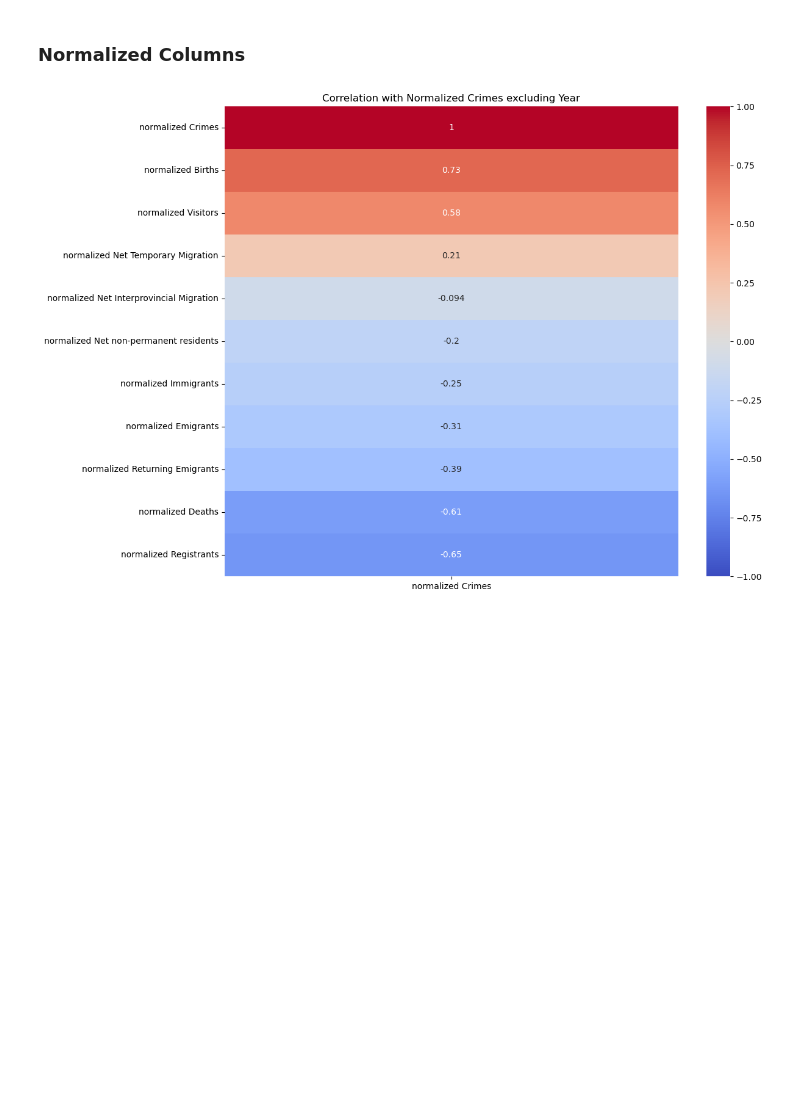
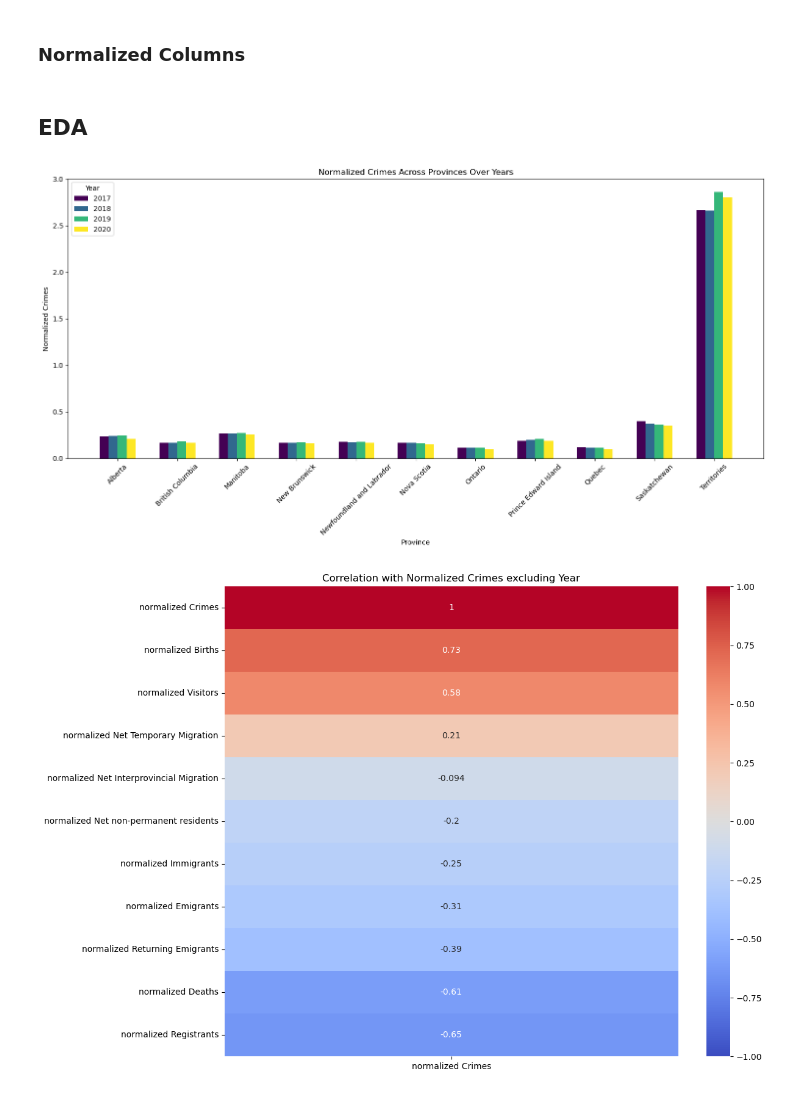
Before and after one commit to imadahmad97/capstone, a Jupyter notebook: report.ipynb, the cells around one changed output. Drawn from its saved outputs; the diff is of its cells as text; code cells hidden in the pictures; blank space fills up the shorter version.

```diff
--- a/report.ipynb
+++ b/report.ipynb
@@ -98,4 +99,28 @@ for col in cols_to_normalize:
 
 final_merge.drop(cols_to_normalize, axis=1, inplace=True)
 final_merge.drop('Population', axis=1, inplace=True)
+# %% [markdown]
+## EDA
+# %%
+plt.figure(figsize=(15, 8))
+
+years = final_merge['Year'].unique()
+provinces = final_merge['Province'].unique()
+n_years = len(years)
+ind = np.arange(len(provinces))
+
+for idx, year in enumerate(years):
+    yearly_data = final_merge[final_merge['Year'] == year].sort_values(by='Province')
+    plt.bar(ind + idx*0.15, yearly_data['normalized Crimes'], width=0.15,
+            label=str(year), color=plt.cm.viridis(np.linspace(0, 1, len(years)))[idx], align='center')
+
+plt.xlabel('Province')
+plt.ylabel('Normalized Crimes')
+plt.title('Normalized Crimes Across Provinces Over Years')
+plt.xticks(ind + 0.15*(n_years-1)/2, provinces, rotation=45)
+plt.legend(title='Year')
+plt.tight_layout()
+plt.show()
+# %% [output]
+[figure, added]
 # %%
```
Also changed, not shown: parts of 2 cells of this notebook.
